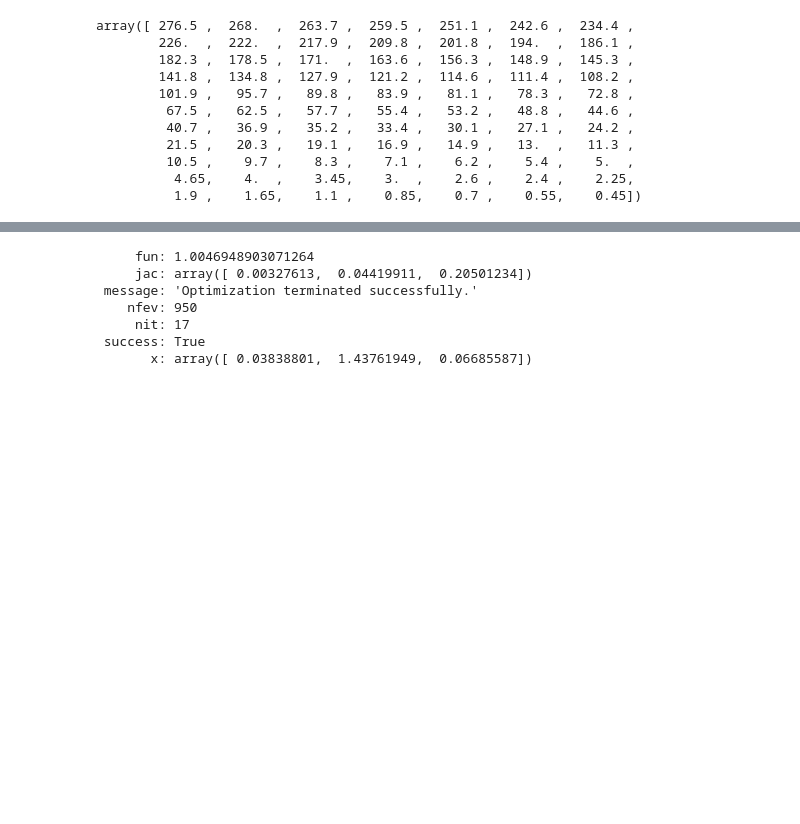
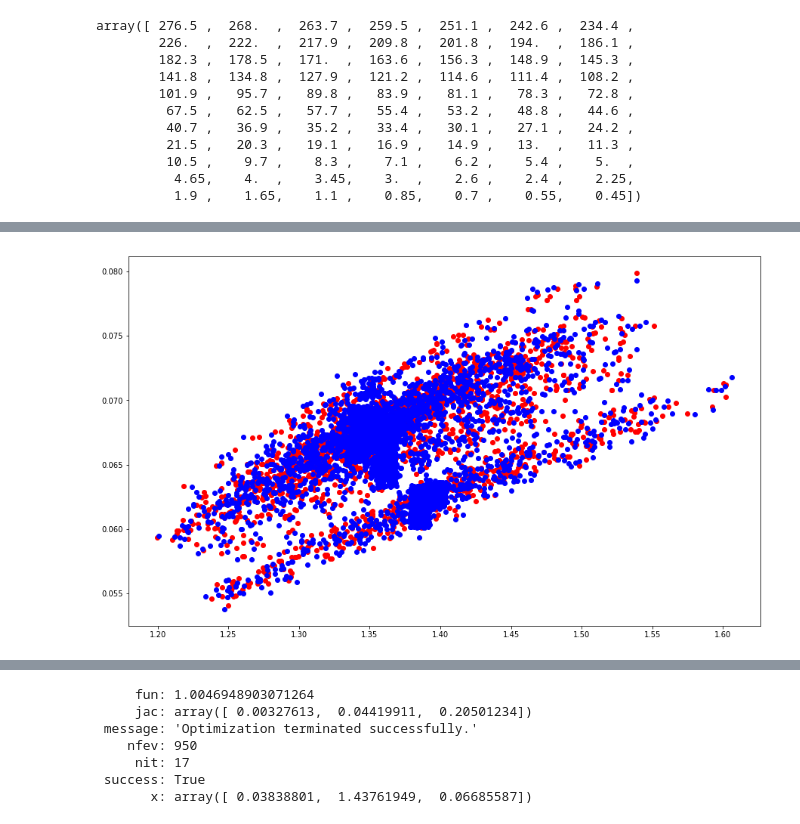
Before and after one commit to shvimas/diploma, a Jupyter notebook: src/ls.ipynb, the cells around one changed output, grey strips where cells are left out. Saved outputs shown, nothing was run; the diff lists cells and outputs as text; code cells hidden in the pictures; blank space fills up the shorter version.

```diff
--- a/src/ls.ipynb
+++ b/src/ls.ipynb
@@ -150,0 +166,9 @@ k
+# %%
+delta_alpha = .007
+delta_sigma = .0008
+noised_uniform = centers + np.random.uniform(low=(-delta_alpha, -delta_sigma),
+                                             high=(delta_alpha, delta_sigma),
+                                             size=centers.shape)
+plot_dots(centers, noised_uniform)
+# %% [output]
+[figure, added]
```
Also changed, not shown: parts of 4 cells of this notebook, 13 other files.
